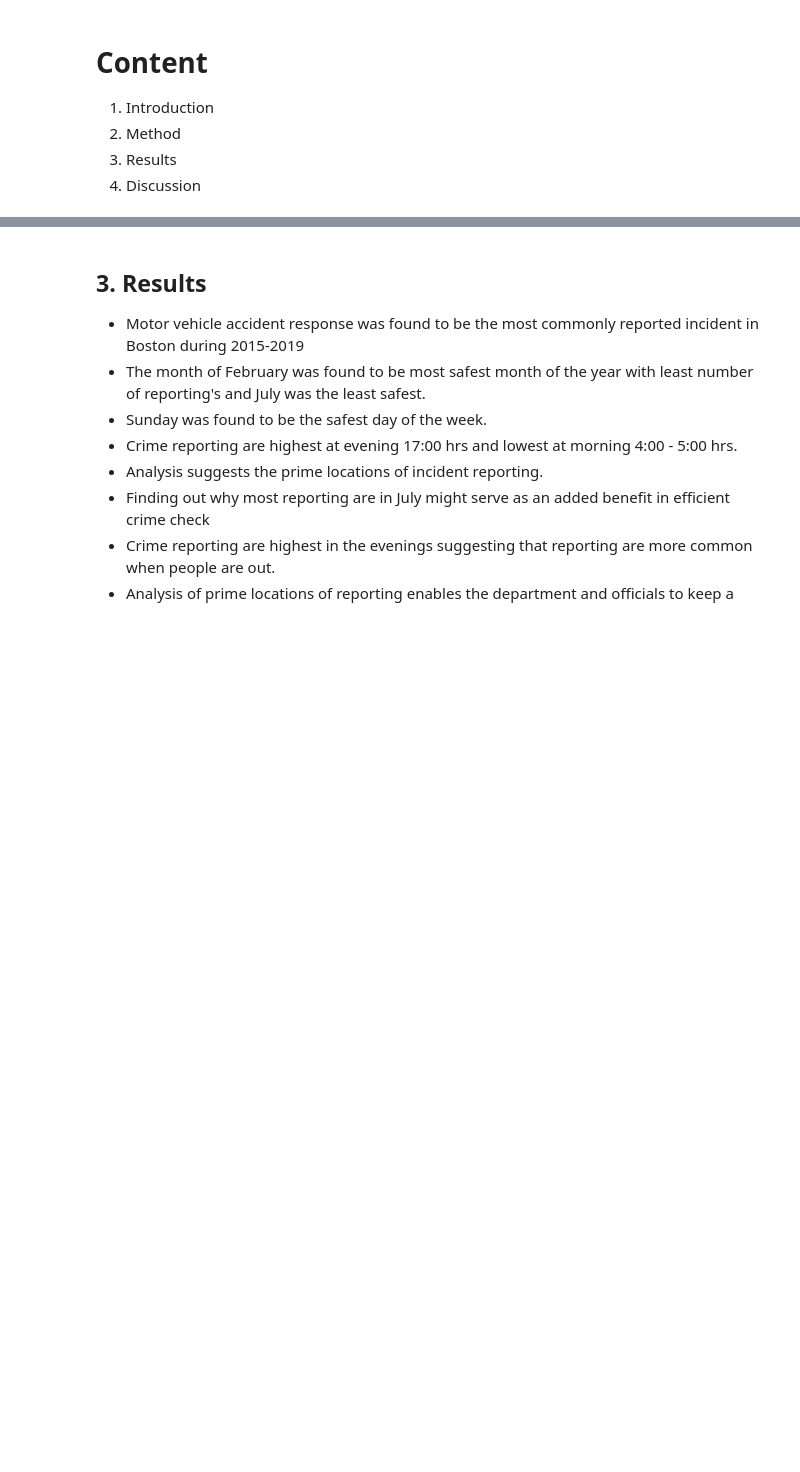
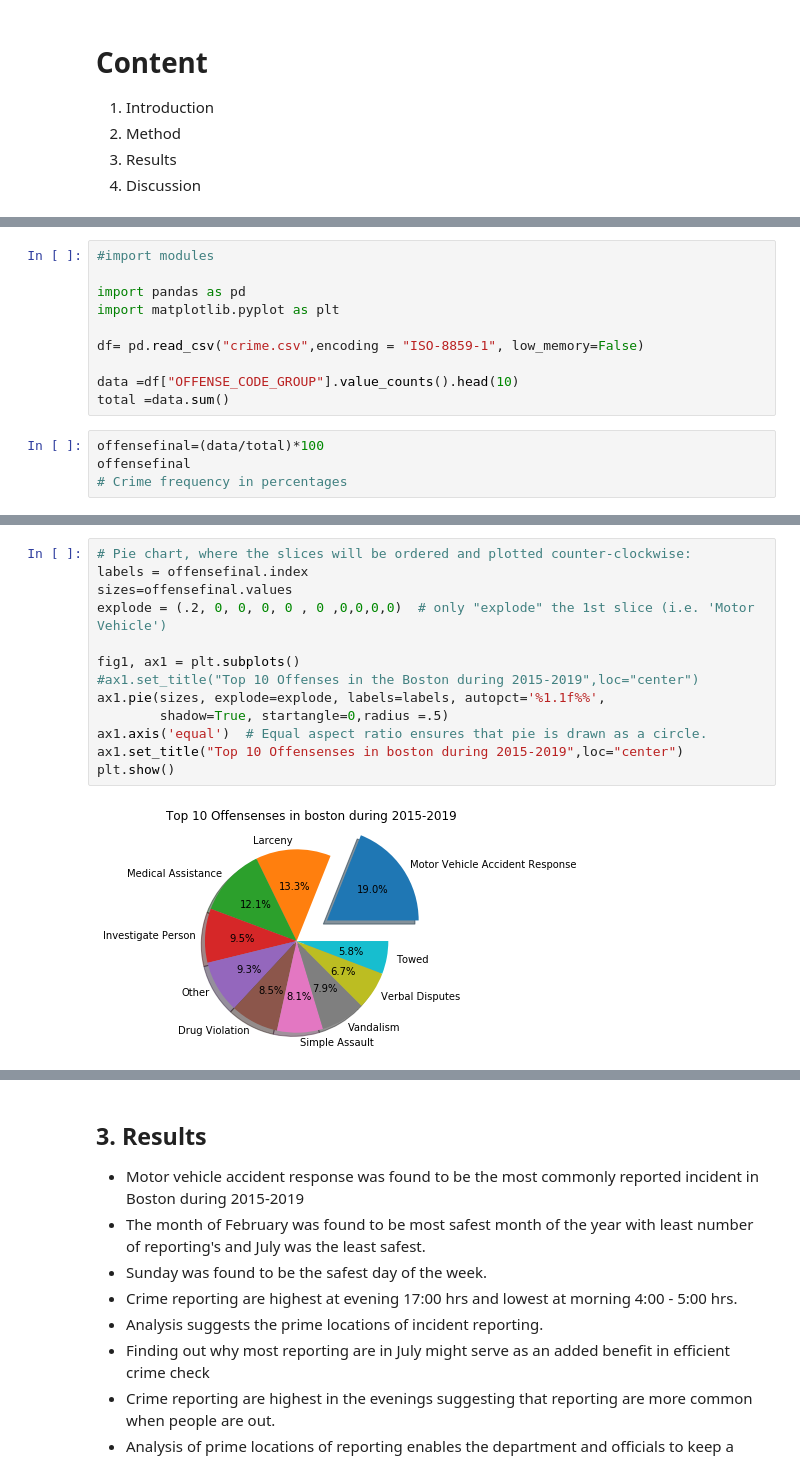
Before and after one commit to mathiasjoh/dat121, a Jupyter notebook: Report_dat121_inProgress.ipynb, the cells around one changed output, grey strips where cells are left out. Drawn from its saved outputs; the diff is of its cells as text; blank space fills up the shorter version.

```diff
--- a/Report_dat121_inProgress.ipynb
+++ b/Report_dat121_inProgress.ipynb
@@ -41,0 +456,14 @@ The preprocessing of the data will be further described in the section of Data H
+# %%
+#import modules
+
+import pandas as pd
+import matplotlib.pyplot as plt
+
+df= pd.read_csv("crime.csv",encoding = "ISO-8859-1", low_memory=False)
+
+data =df["OFFENSE_CODE_GROUP"].value_counts().head(10)
+total =data.sum()
+# %%
+offensefinal=(data/total)*100
+offensefinal
+# Crime frequency in percentages
@@ -41,0 +485,15 @@ The preprocessing of the data will be further described in the section of Data H
+# %%
+# Pie chart, where the slices will be ordered and plotted counter-clockwise:
+labels = offensefinal.index
+sizes=offensefinal.values
+explode = (.2, 0, 0, 0, 0 , 0 ,0,0,0,0)  # only "explode" the 1st slice (i.e. 'Motor Vehicle')
+
+fig1, ax1 = plt.subplots()
+#ax1.set_title("Top 10 Offenses in the Boston during 2015-2019",loc="center")
+ax1.pie(sizes, explode=explode, labels=labels, autopct='%1.1f%%',
+        shadow=True, startangle=0,radius =.5)
+ax1.axis('equal')  # Equal aspect ratio ensures that pie is drawn as a circle.
+ax1.set_title("Top 10 Offensenses in boston during 2015-2019",loc="center")
+plt.show()
+# %% [output]
+[figure, added]
```
Also changed, not shown: parts of 107 cells of this notebook, 1 other file.
